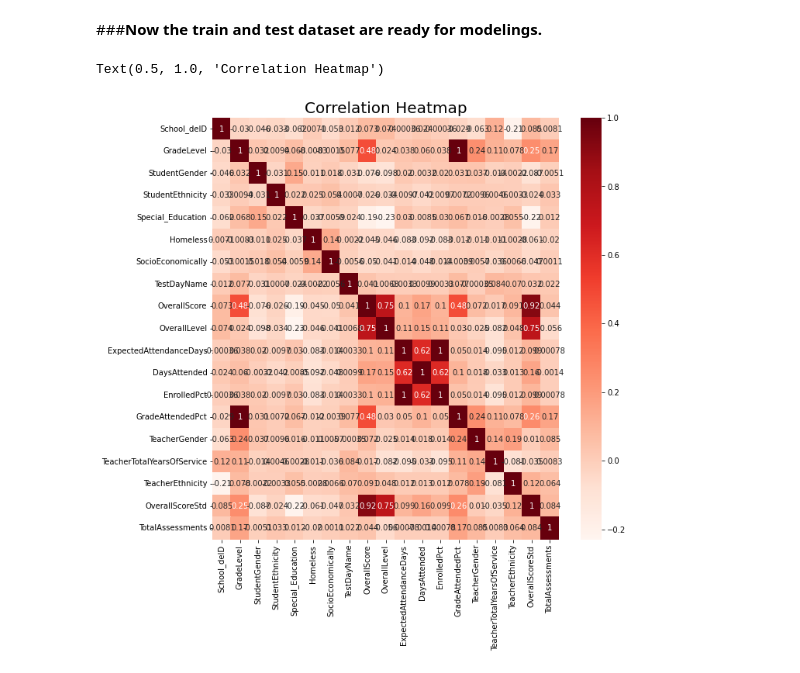
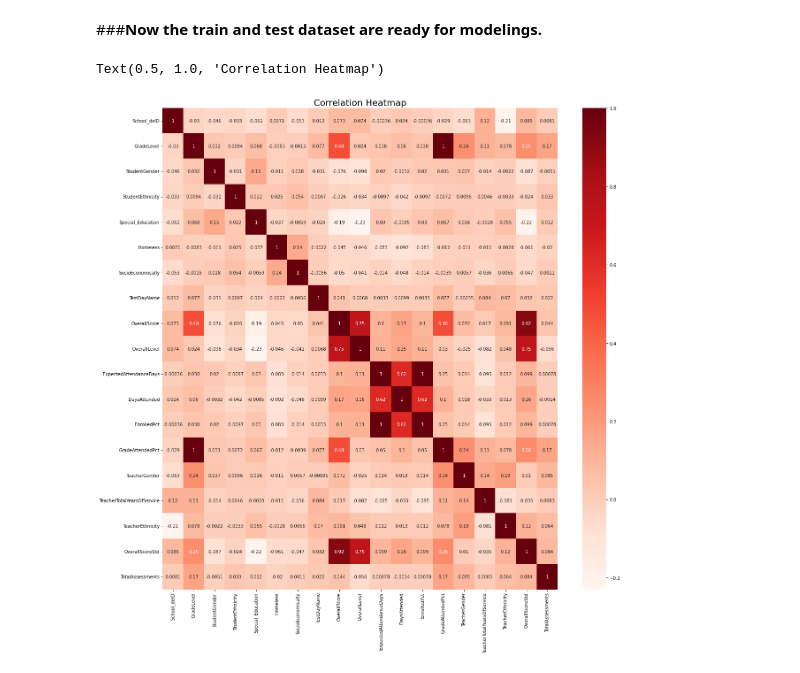
Before and after one commit to Oscar-Gil-Data/ADS-599B, a Jupyter notebook: Code Library Folder/2_EDA_LA.ipynb, the cells around one changed output. Cells and saved outputs as stored; diff of their text form; code cells hidden in the pictures.

```diff
--- a/Code Library Folder/2_EDA_LA.ipynb
+++ b/Code Library Folder/2_EDA_LA.ipynb
@@ -615,9 +624,9 @@ print(X_train.shape, y_train.shape, X_test.shape, y_test.shape)
 ###**Now the train and test dataset are ready for modelings.**
 # %%
 corr = new_df.corr()
-plt.figure(figsize=(10,10))
+plt.figure(figsize=(20,20))
 sns.heatmap(corr, annot=True, cmap="Reds")
 plt.title('Correlation Heatmap', fontsize=20)
 # %% [output]
 Text(0.5, 1.0, 'Correlation Heatmap')
-[figure, old version]
+[figure, new version]
```
Also changed, not shown: parts of 5 cells of this notebook, 1 other file.
